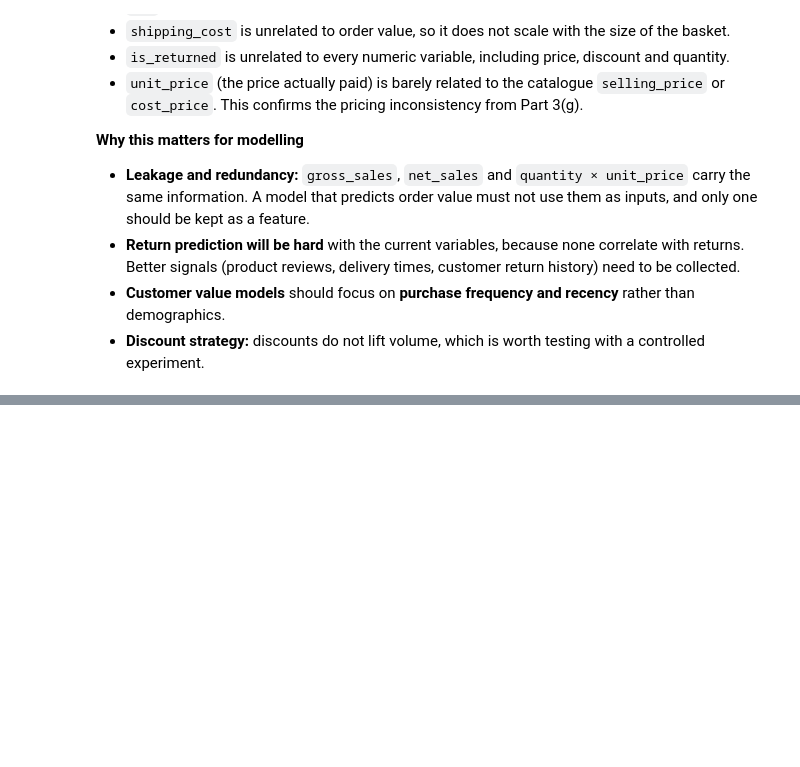
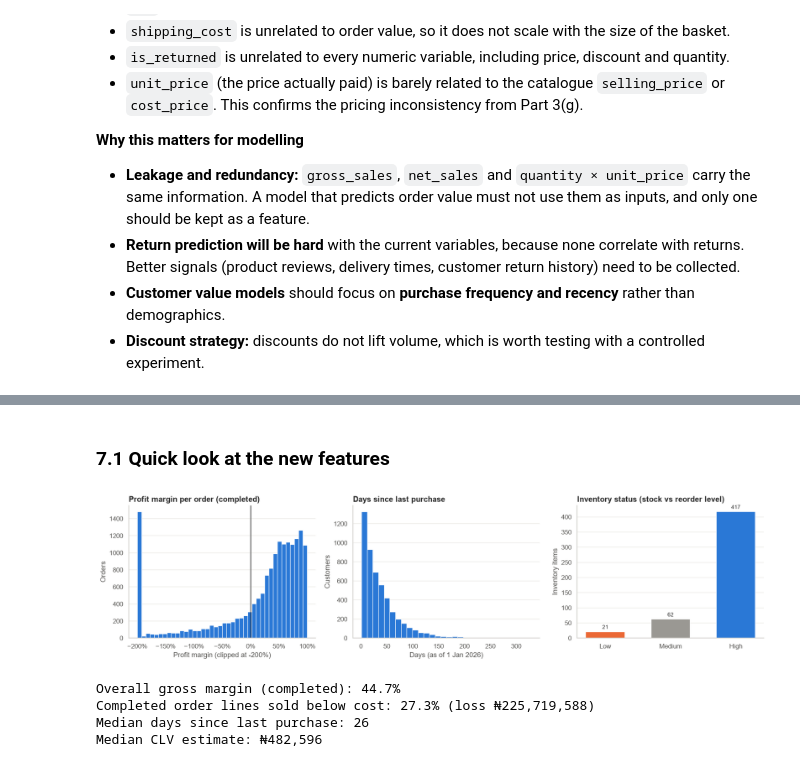
Before and after one commit to Mo-lemi/AnalystLab-Africa-Data-Science, a Jupyter notebook: Week1_DataScience_Project/Week1_EDA.ipynb, the cells around one changed output, grey strips where cells are left out. Saved outputs shown, nothing was run; the diff lists cells and outputs as text; code cells hidden in the pictures; blank space fills up the shorter version.

```diff
--- a/Week1_DataScience_Project/Week1_EDA.ipynb
+++ b/Week1_DataScience_Project/Week1_EDA.ipynb
@@ -1233,0 +1345,40 @@ save_fig(grid.figure, "13_pair_plot")
+# %% [markdown]
+### 7.1 Quick look at the new features
+# %%
+fig, axes = plt.subplots(1, 3, figsize=(16, 4.2))
+
+axes[0].hist(sales_fe.loc[sales_fe["is_completed"] == 1, "profit_margin"].clip(-2, 1), bins=40,
+             color=PRIMARY, edgecolor="white", linewidth=0.8)
+axes[0].axvline(0, color="#0b0b0b", linewidth=1)
+axes[0].set_title("Profit margin per order (completed)")
+axes[0].set_xlabel("Profit margin (clipped at -200%)")
+axes[0].xaxis.set_major_formatter(mticker.PercentFormatter(1.0))
+axes[0].set_ylabel("Orders")
+
+axes[1].hist(customer_features["days_since_last_purchase"], bins=30, color=PRIMARY, edgecolor="white", linewidth=0.8)
+axes[1].set_title("Days since last purchase")
+axes[1].set_xlabel("Days (as of 1 Jan 2026)")
+axes[1].set_ylabel("Customers")
+
+status_counts = inventory_features["inventory_status"].value_counts().reindex(["Low", "Medium", "High"])
+bars = axes[2].bar(status_counts.index.astype(str), status_counts.values, color=[ACCENT, MUTED, PRIMARY], width=0.6)
+axes[2].bar_label(bars, padding=3, fontsize=9)
+axes[2].set_title("Inventory status (stock vs reorder level)")
+axes[2].set_ylabel("Inventory items")
+for ax in axes:
+    ax.grid(axis="x", visible=False)
+fig.tight_layout()
+save_fig(fig, "14_engineered_features")
+
+done_fe = sales_fe[sales_fe["is_completed"] == 1]
+print(f"Overall gross margin (completed): {done_fe['profit'].sum() / done_fe['net_sales'].sum():.1%}")
+print(f"Completed order lines sold below cost: {done_fe['below_cost'].mean():.1%} "
+      f"(loss ₦{-done_fe.loc[done_fe['profit'] < 0, 'profit'].sum():,.0f})")
+print(f"Median days since last purchase: {customer_features['days_since_last_purchase'].median():.0f}")
+print(f"Median CLV estimate: ₦{customer_features['clv_estimate'].median():,.0f}")
+# %% [output]
+[figure, added]
+Overall gross margin (completed): 44.7%
+Completed order lines sold below cost: 27.3% (loss ₦225,719,588)
+Median days since last purchase: 26
+Median CLV estimate: ₦482,596
```
Also changed, not shown: parts of 8 cells of this notebook, 4 other files.
